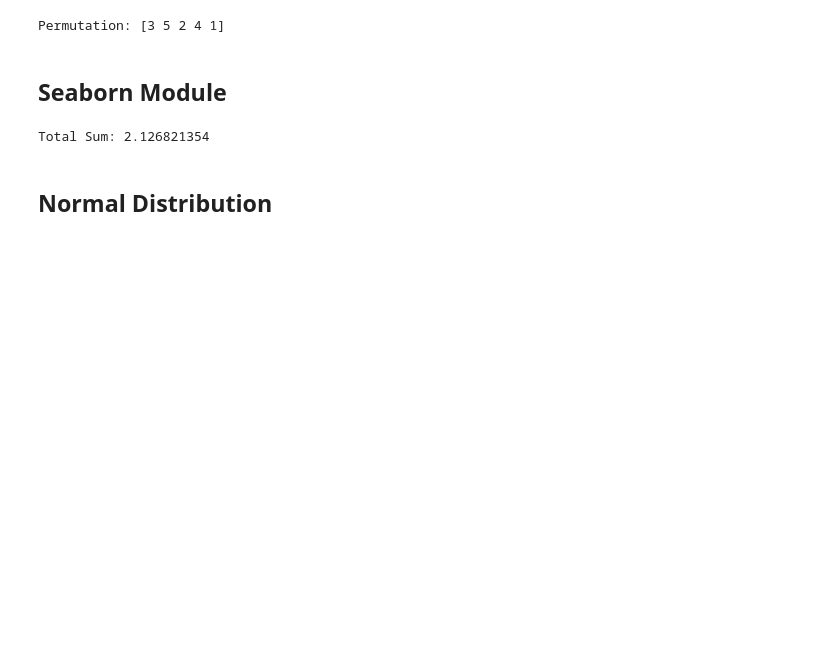
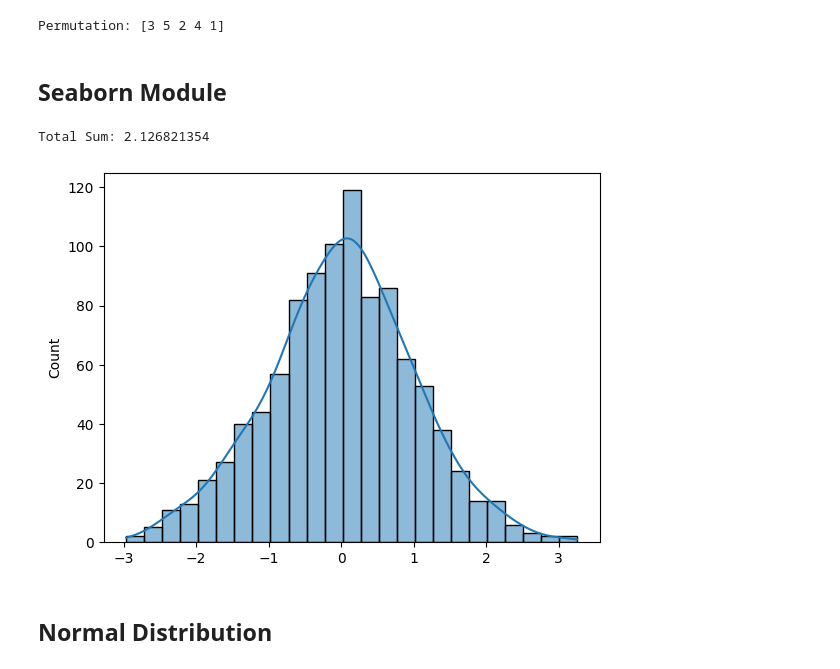
Before and after one commit to hossainsiam133/Machine-Learning, a Jupyter notebook: NumPy/02_NumPy_Random.ipynb, the cells around one changed output. Cells and saved outputs as stored; diff of their text form; code cells hidden in the pictures; blank space fills up the shorter version.

```diff
--- a/NumPy/02_NumPy_Random.ipynb
+++ b/NumPy/02_NumPy_Random.ipynb
@@ -47,17 +47,18 @@ Permutation: [3 5 2 4 1]
 # %% [markdown]
 ## Seaborn Module
 # %%
-# import seaborn as sns
-# sns.histplot(np.random.normal(size=(1000)), kde=True)
+import seaborn as sns
+sns.histplot(np.random.normal(size=(1000)), kde=True)
 arr = np.array([
     1.42569653, 2.01632187, 1.75577966, 2.72353987, 1.25229703,
     3.36420322, 1.65852194, 2.28780278, 2.39133083, 2.39271981
 ])
 
 total = np.sum(arr)
 print("Total Sum:", total/len(arr))
 # %% [output]
 Total Sum: 2.126821354
+[figure, added]
 # %% [markdown]
 ## Normal Distribution
 # %%
```
Also changed, not shown: parts of 8 cells of this notebook.
